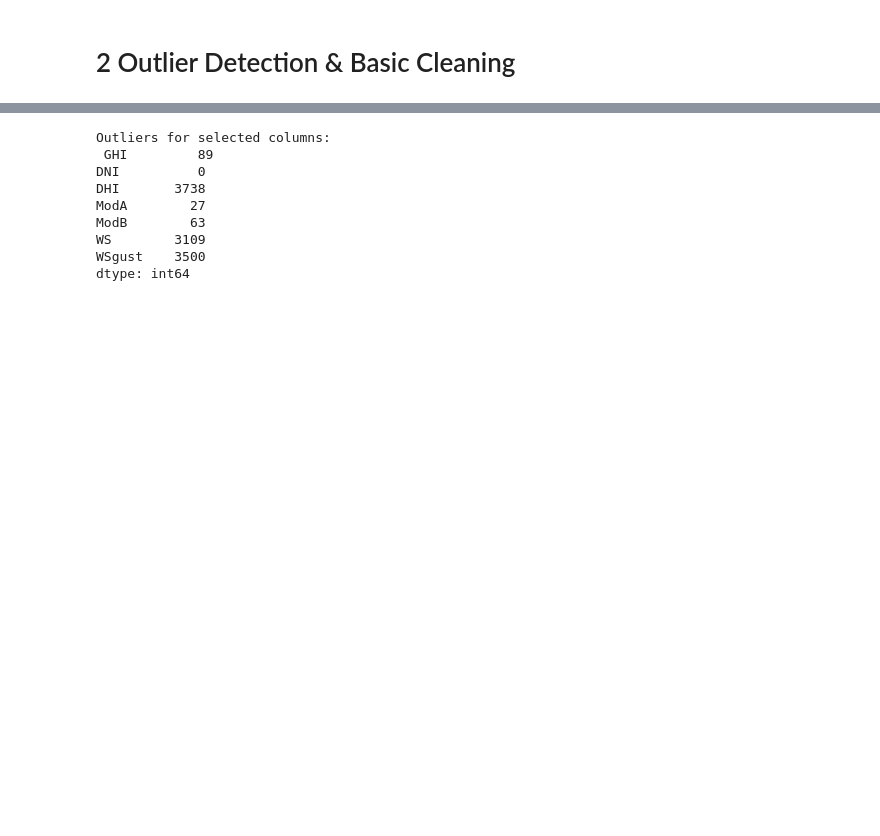
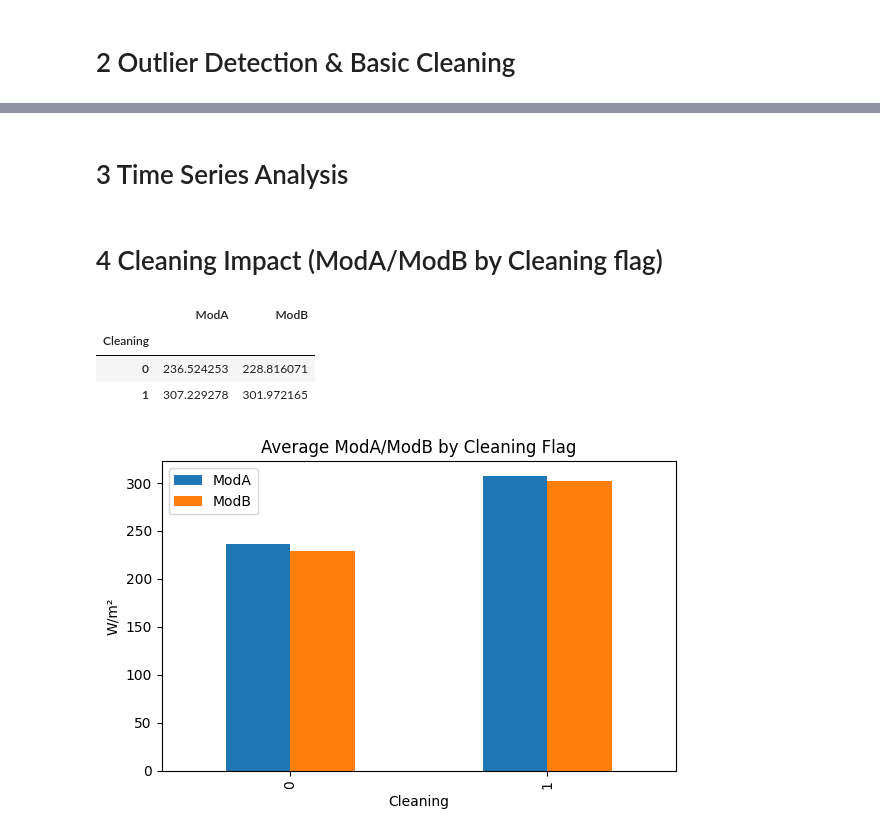
Before and after one commit to gashawbekele06/solar-challenge-week0, a Jupyter notebook: notebooks/benin_eda.ipynb, the cells around one changed output, grey strips where cells are left out. Drawn from its saved outputs; the diff is of its cells as text; code cells hidden in the pictures; blank space fills up the shorter version.

Commit message:
benin code

```diff
--- a/notebooks/benin_eda.ipynb
+++ b/notebooks/benin_eda.ipynb
@@ -11,7 +23,7 @@ from scipy.stats import zscore
 loading the data
 # %%
 # Load the benin data
-df = pd.read_csv(r"C:\Users\gasha\Desktop\solar-challenge-week0\data\benin-malanville.csv")
+df = pd.read_csv(r"C:\Users\gasha\Desktop\data\benin-malanville.csv")
 print("Dataset shape:", df.shape)
 # %% [output]
 Dataset shape: (525600, 19)
@@ -93,6 +129,26 @@ Duplicated rows: 0
 # %% [markdown]
 # 2 Outlier Detection & Basic Cleaning
 # %%
-# Check for missing values
-print("Look for missing values",df.isnull().sum())
+# Check outliers for selected columns for Z-score analysis
+z_scores = df[['GHI', 'DNI', 'DHI', 'ModA', 'ModB', 'WS', 'WSgust']].apply(zscore)
+outliers = (z_scores.abs() > 3).sum()  # Count outliers
+print("Z>|3| outliers per column:\n", outliers)
+
+# Copy for cleaning
+dfc = df.copy()
+
+# Median impute numeric columns
+num_cols = [c for c in dfc.columns if c not in ['Timestamp','Comments']]
+for c in num_cols:
+    if dfc[c].isna().any():
+        dfc[c] = dfc[c].fillna(dfc[c].median())
+
+# Floor non negatives for irradiance‑like fields
+for c in ['GHI','DNI','DHI','ModA','ModB','Precipitation']:
+    if c in dfc.columns:
+        dfc[c] = dfc[c].clip(lower=0)
+
+# Export cleaned CSV
+dfc.to_csv(CLEAN_CSV, index=False)
+print('Wrote cleaned file →', CLEAN_CSV)
 # %% [output]
@@ -174,15 +165,20 @@ dtype: int64
-# %%
-# Check for outliers, especially in sensor readings (ModA, ModB) and wind speed data (WS, WSgust) with |Z|>3.
-z_scores = df[['GHI', 'DNI', 'DHI', 'ModA', 'ModB', 'WS', 'WSgust']].apply(zscore)
-outliers = (z_scores.abs() > 3).sum()  # Count outliers
-print("Outliers for selected columns:\n", outliers)
-# %% [output]
-Outliers for selected columns:
- GHI         89
-DNI          0
-DHI       3738
-ModA        27
-ModB        63
-WS        3109
-WSgust    3500
-dtype: int64
+# %% [markdown]
+# 3 Time Series Analysis
+# %% [markdown]
+# 4 Cleaning Impact (ModA/ModB by Cleaning flag)
+# %%
+if 'Cleaning' in dfc.columns and dfc['Cleaning'].nunique() > 1:
+      grp = dfc.groupby('Cleaning')[[c for c in ['ModA','ModB'] if c in dfc.columns]].mean()
+      display(grp)
+      grp.plot(kind='bar', figsize=(6,4))
+      plt.title('Average ModA/ModB by Cleaning Flag'); plt.ylabel('W/m²'); plt.tight_layout()
+      if SAVE_FIGS: plt.savefig(Path(FIG_DIR)/'cleaning_impact_mods.png', dpi=150)
+      plt.show()
+else:
+      print('Cleaning flag not available or has a single value — skipping pre/post analysis.')
+# %% [output]
+|  | ModA | ModB |
+| Cleaning |  |  |
+| 0 | 236.524253 | 228.816071 |
+| 1 | 307.229278 | 301.972165 |
+[figure, added]
```
Also changed, not shown: parts of 15 cells of this notebook.
